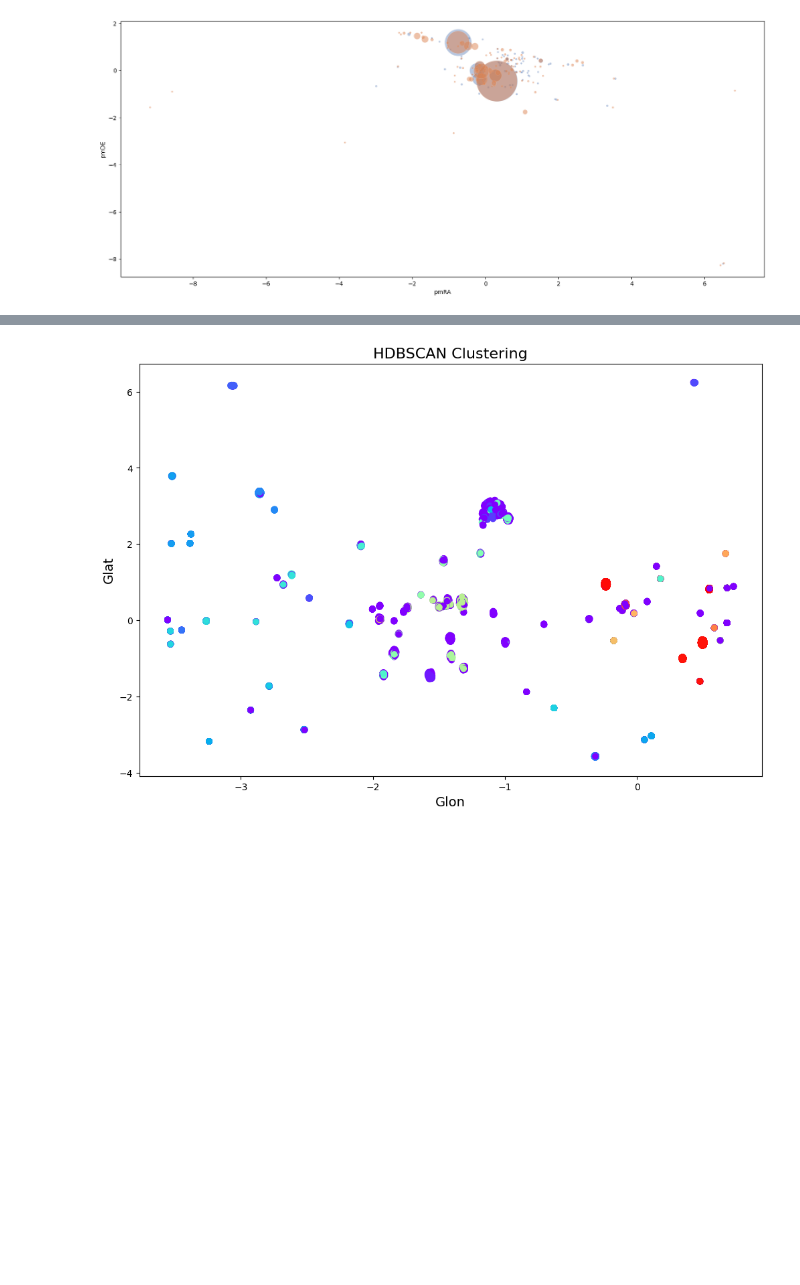
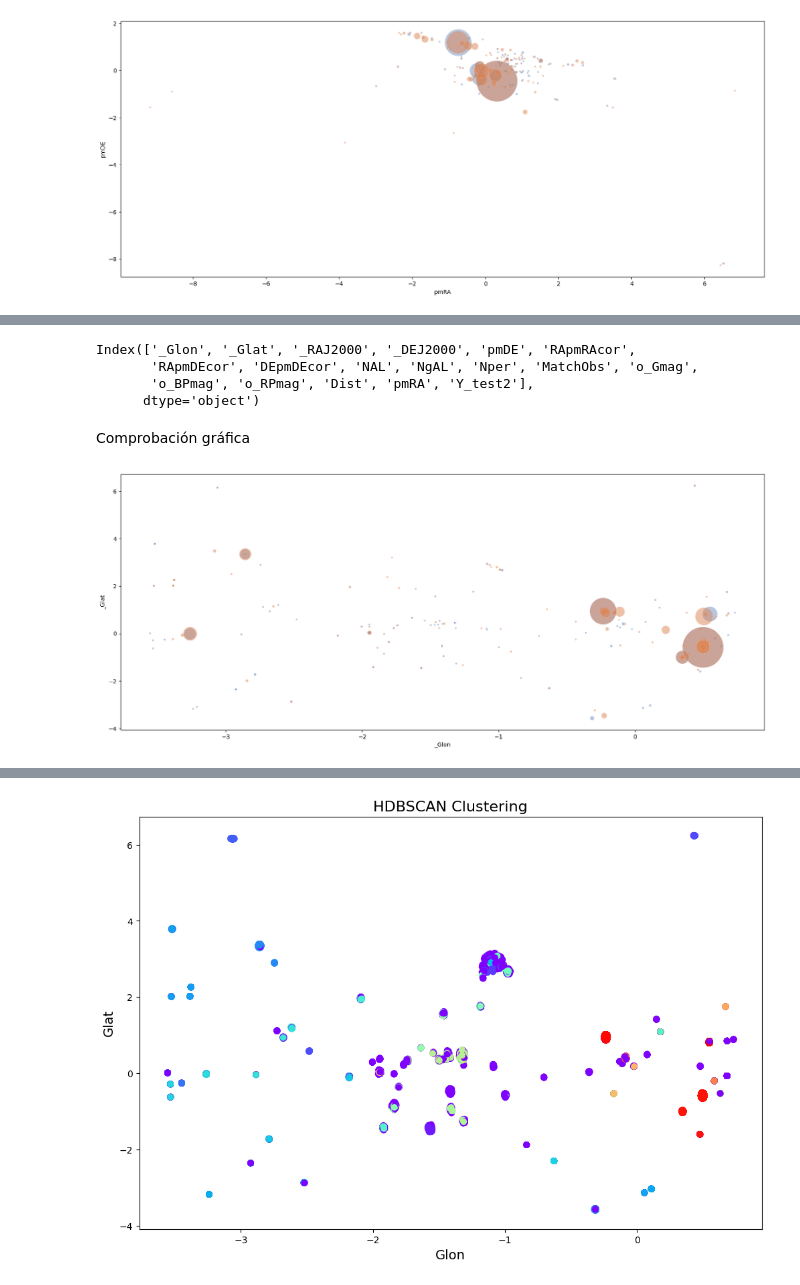
Before and after one commit to TatianaCC/STARS_FinalProject, a Jupyter notebook: src/Class_HDBSCAN.ipynb, the cells around one changed output, grey strips where cells are left out. Drawn from its saved outputs; the diff is of its cells as text; code cells hidden in the pictures; blank space fills up the shorter version.

Commit message:
HDSCAN fs2 testing sil 240613

```diff
--- a/src/Class_HDBSCAN.ipynb
+++ b/src/Class_HDBSCAN.ipynb
@@ -105,0 +188,17 @@ graphic_tester(X_test_with_y_test, X_test_with_y_predict_test, 'y_test', 'y_pred
+# %%
+X_test_with_y_test2.columns
+# %% [output]
+Index(['_Glon', '_Glat', '_RAJ2000', '_DEJ2000', 'pmDE', 'RApmRAcor',
+       'RApmDEcor', 'DEpmDEcor', 'NAL', 'NgAL', 'Nper', 'MatchObs', 'o_Gmag',
+       'o_BPmag', 'o_RPmag', 'Dist', 'pmRA', 'Y_test2'],
+      dtype='object')
+# %% [markdown]
+Comprobación gráfica
+# %%
+X_test_with_y_test2 = pd.read_csv('../Samples/Clean/Testing/HDBSCAN/test2.csv')
+X_test_with_y_predict_test2 = pd.read_csv('../Samples/Clean/Testing/HDBSCAN/predict2.csv')
+# %%
+from tools import graphic_tester
+graphic_tester(X_test_with_y_test2, X_test_with_y_predict_test2, 'Y_test2', 'y_predict_test2', '_Glon', '_Glat')
+# %% [output]
+[figure, added]
```
Also changed, not shown: parts of 25 cells of this notebook.
